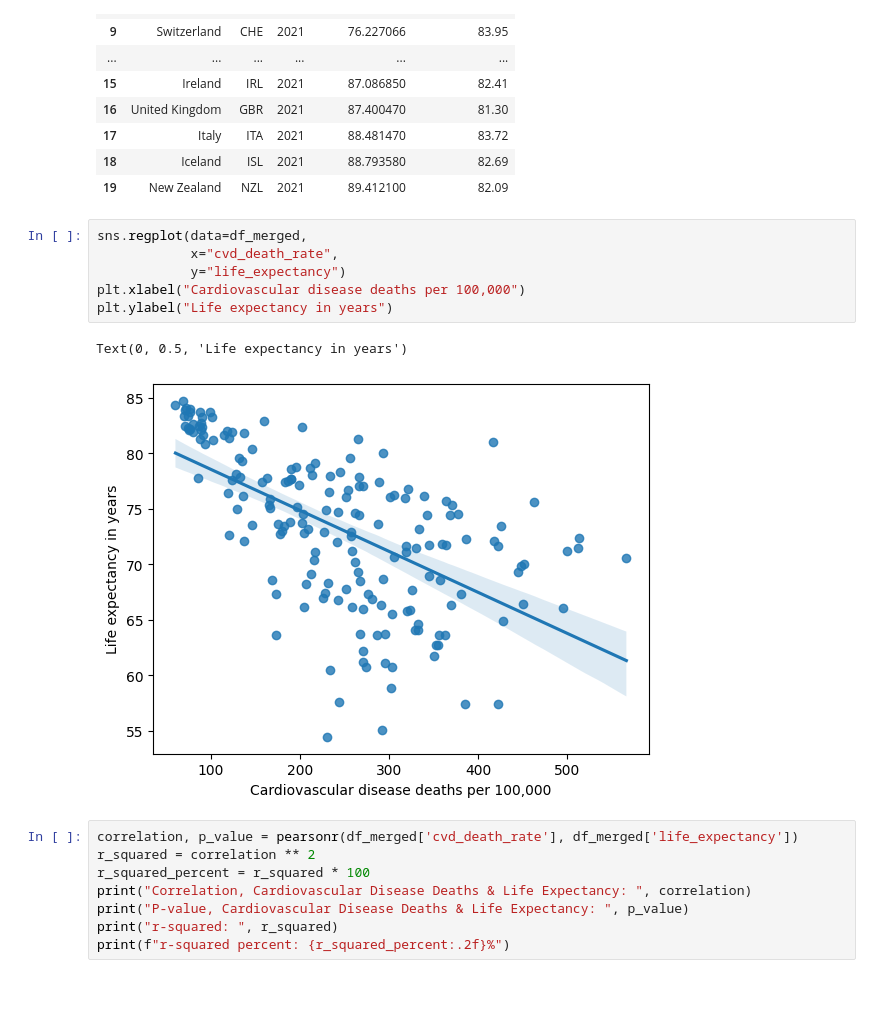
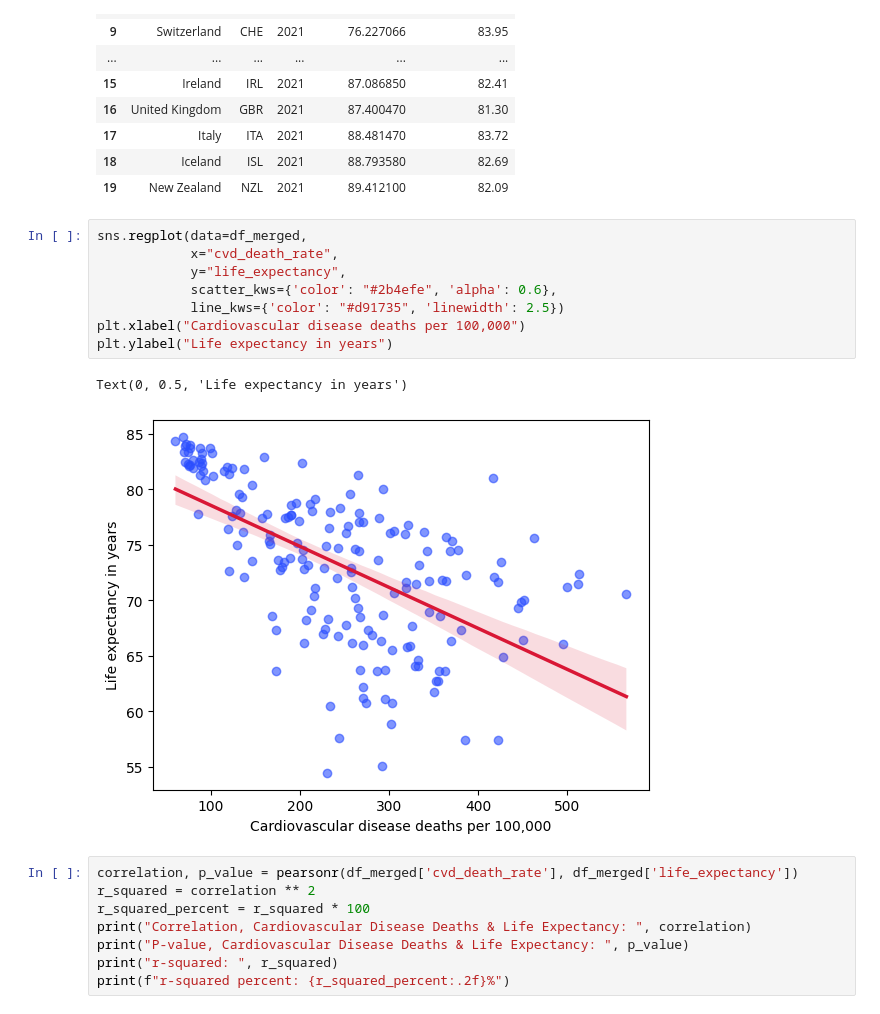
Before and after one commit to chandlershortlidge/sleep-heath-analysis, a Jupyter notebook: main.ipynb, the cells around one changed output. Cells and saved outputs as stored; diff of their text form.

Commit message:
colors

```diff
--- a/main.ipynb
+++ b/main.ipynb
@@ -511,12 +520,14 @@ df_merged.head(20)
 # %%
 sns.regplot(data=df_merged,
             x="cvd_death_rate",
-            y="life_expectancy")
+            y="life_expectancy",
+            scatter_kws={'color': "#2b4efe", 'alpha': 0.6},
+            line_kws={'color': "#d91735", 'linewidth': 2.5})
 plt.xlabel("Cardiovascular disease deaths per 100,000")
 plt.ylabel("Life expectancy in years")
 # %% [output]
 Text(0, 0.5, 'Life expectancy in years')
-[figure, old version]
+[figure, new version]
 # %%
 correlation, p_value = pearsonr(df_merged['cvd_death_rate'], df_merged['life_expectancy'])
 r_squared = correlation ** 2
```
Also changed, not shown: parts of 5 cells of this notebook.
